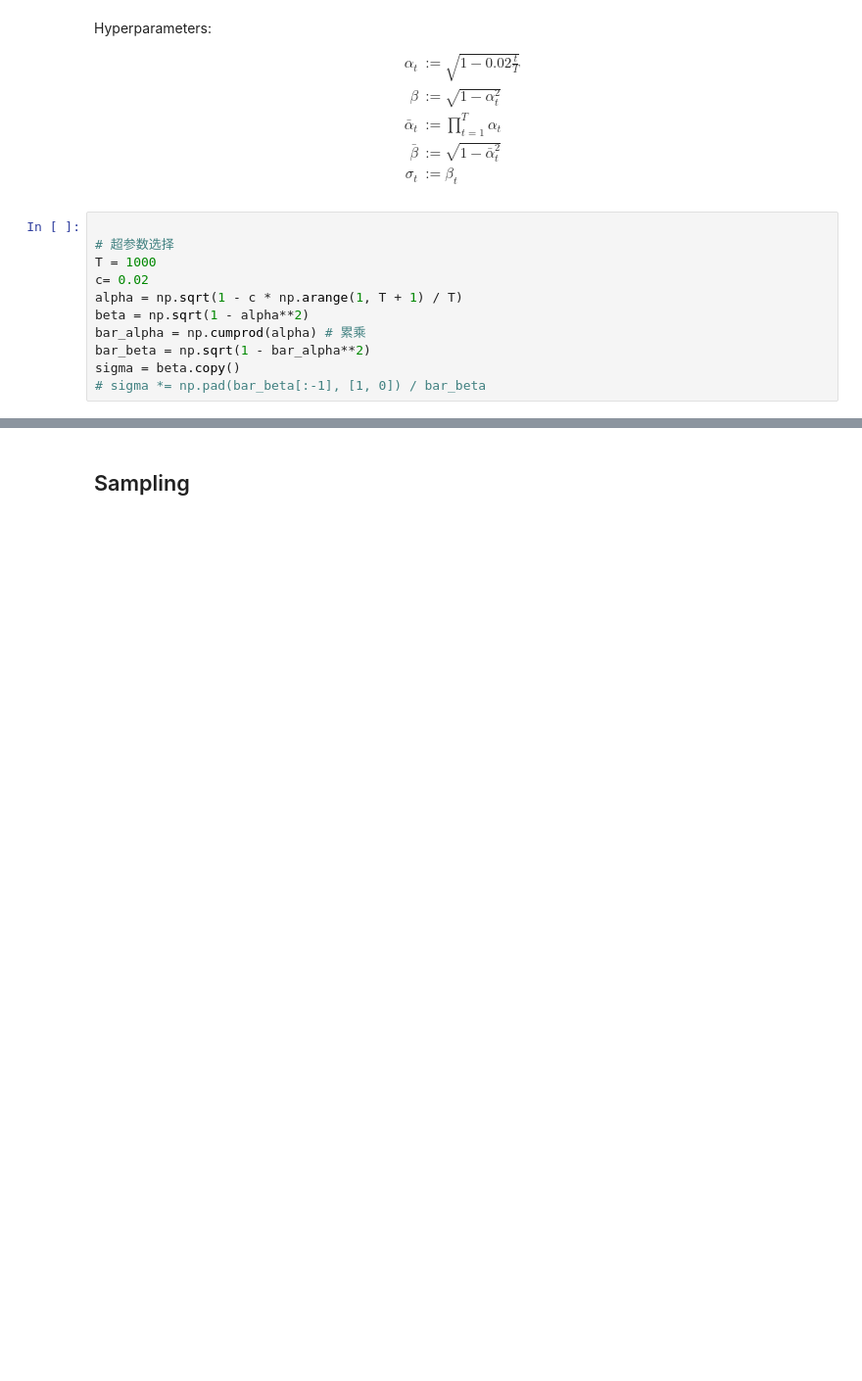
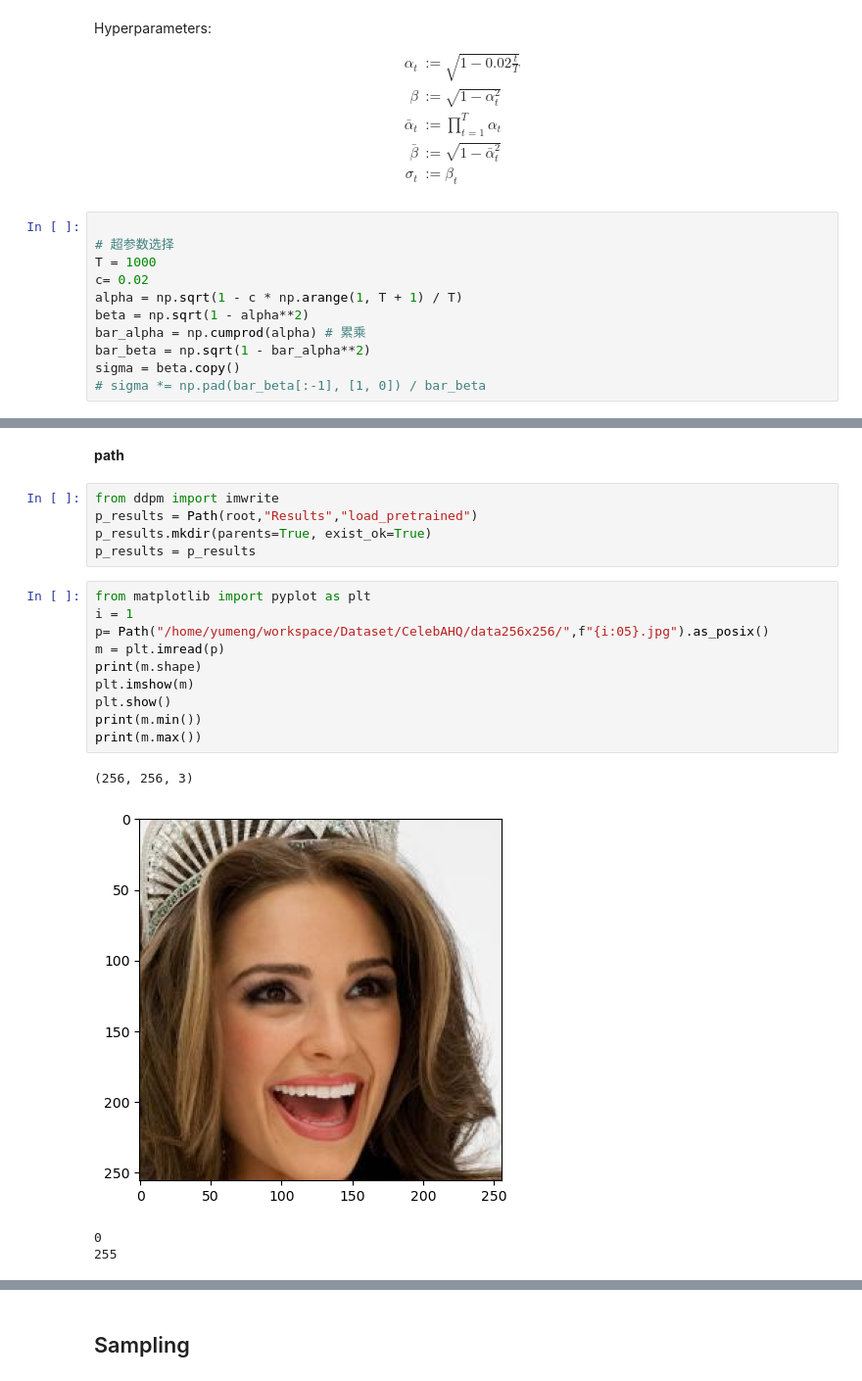
Before and after one commit to Rymoon/DDPM-SuJL, a Jupyter notebook: apps/load_trained.ipynb, the cells around one changed output, grey strips where cells are left out. Shown at 98% size. Saved outputs shown, nothing was run; the diff lists cells and outputs as text; blank space fills up the shorter version.

```diff
--- a/apps/load_trained.ipynb
+++ b/apps/load_trained.ipynb
@@ -122,3 +122,25 @@ Total params: 50,514,176
 Trainable params: 50,514,176
 Non-trainable params: 0
 __________________________________________________________________________________________________
+# %% [markdown]
+**path**
+# %%
+from ddpm import imwrite
+p_results = Path(root,"Results","load_pretrained")
+p_results.mkdir(parents=True, exist_ok=True)
+p_results = p_results
+# %%
+from matplotlib import pyplot as plt
+i = 1
+p= Path("/home/yumeng/workspace/Dataset/CelebAHQ/data256x256/",f"{i:05}.jpg").as_posix()
+m = plt.imread(p)
+print(m.shape)
+plt.imshow(m)
+plt.show()
+print(m.min())
+print(m.max())
+# %% [output]
+(256, 256, 3)
+[figure, added]
+0
+255
```
Also changed, not shown: parts of 13 cells of this notebook, 1 other file.
